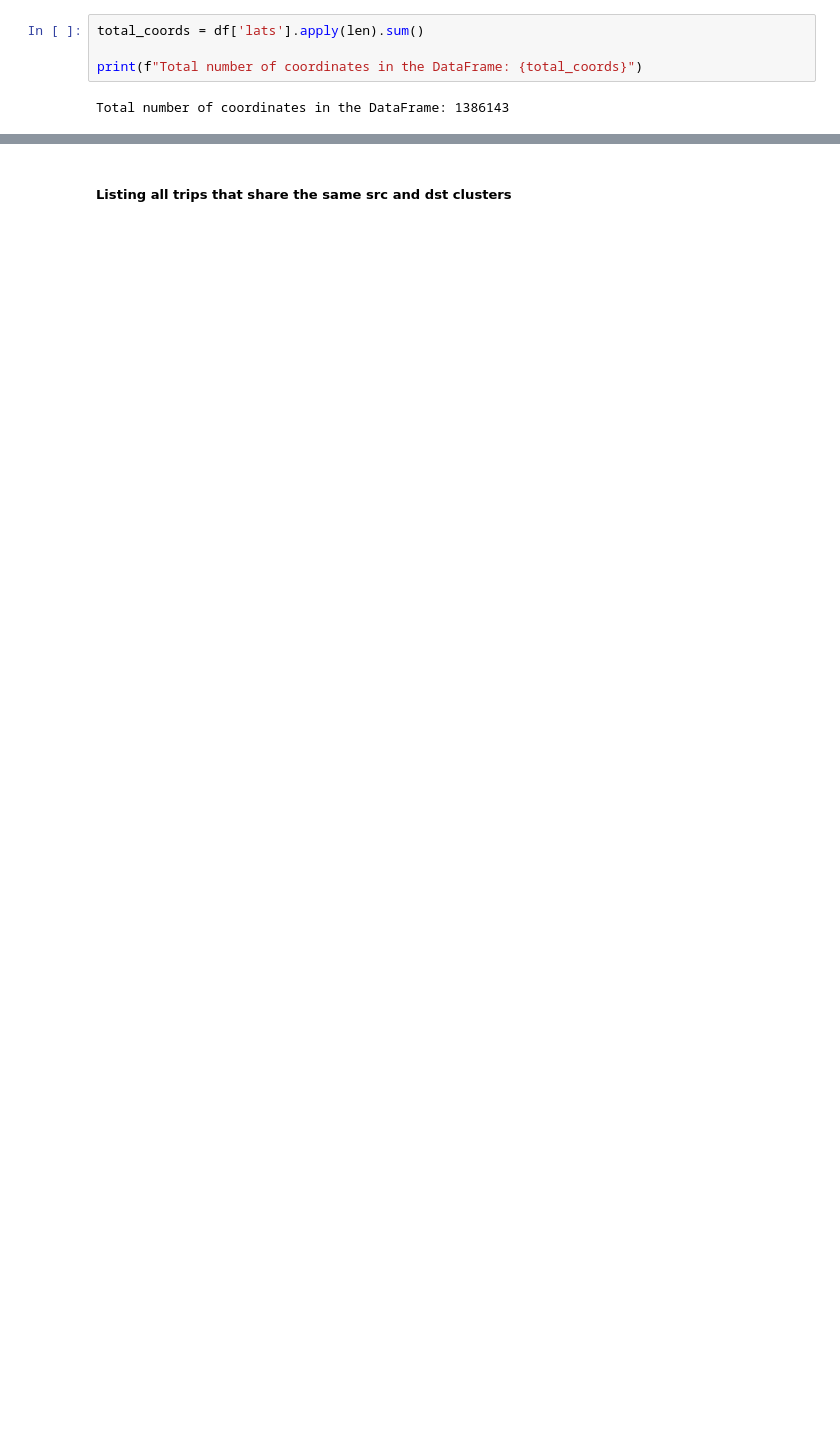
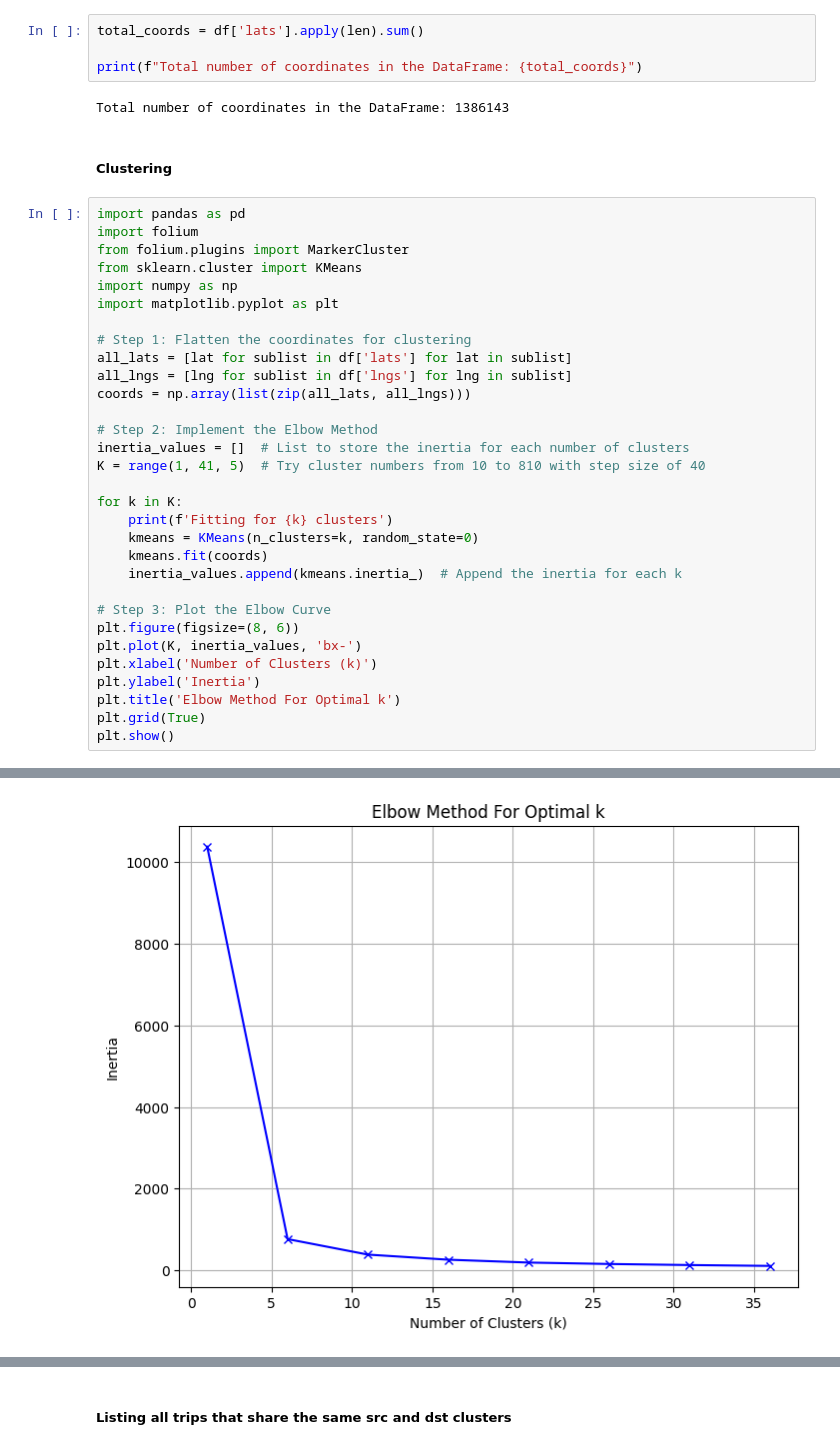
Before and after one commit to nadabadawi/eta-rfr, a Jupyter notebook: careem_rfr_v2.1.ipynb, the cells around one changed output, grey strips where cells are left out. Saved outputs shown, nothing was run; the diff lists cells and outputs as text; blank space fills up the shorter version.

```diff
--- a/careem_rfr_v2.1.ipynb
+++ b/careem_rfr_v2.1.ipynb
@@ -70,3 +65,37 @@ total_coords = df['lats'].apply(len).sum()
 print(f"Total number of coordinates in the DataFrame: {total_coords}")
 # %% [output]
 Total number of coordinates in the DataFrame: 1386143
+# %% [markdown]
+##### Clustering
+# %%
+import pandas as pd
+import folium
+from folium.plugins import MarkerCluster
+from sklearn.cluster import KMeans
+import numpy as np
+import matplotlib.pyplot as plt
+
+# Step 1: Flatten the coordinates for clustering
+all_lats = [lat for sublist in df['lats'] for lat in sublist]
+all_lngs = [lng for sublist in df['lngs'] for lng in sublist]
+coords = np.array(list(zip(all_lats, all_lngs)))
+
+# Step 2: Implement the Elbow Method
+inertia_values = []  # List to store the inertia for each number of clusters
+K = range(1, 41, 5)  # Try cluster numbers from 10 to 810 with step size of 40
+
+for k in K:
+    print(f'Fitting for {k} clusters')
+    kmeans = KMeans(n_clusters=k, random_state=0)
+    kmeans.fit(coords)
+    inertia_values.append(kmeans.inertia_)  # Append the inertia for each k
+
+# Step 3: Plot the Elbow Curve
+plt.figure(figsize=(8, 6))
+plt.plot(K, inertia_values, 'bx-')
+plt.xlabel('Number of Clusters (k)')
+plt.ylabel('Inertia')
+plt.title('Elbow Method For Optimal k')
+plt.grid(True)
+plt.show()
+# %% [output]
@@ -72,0 +110 @@ Total number of coordinates in the DataFrame: 1386143
+[figure, added]
```
Also changed, not shown: parts of 13 cells of this notebook, 5 other files.
